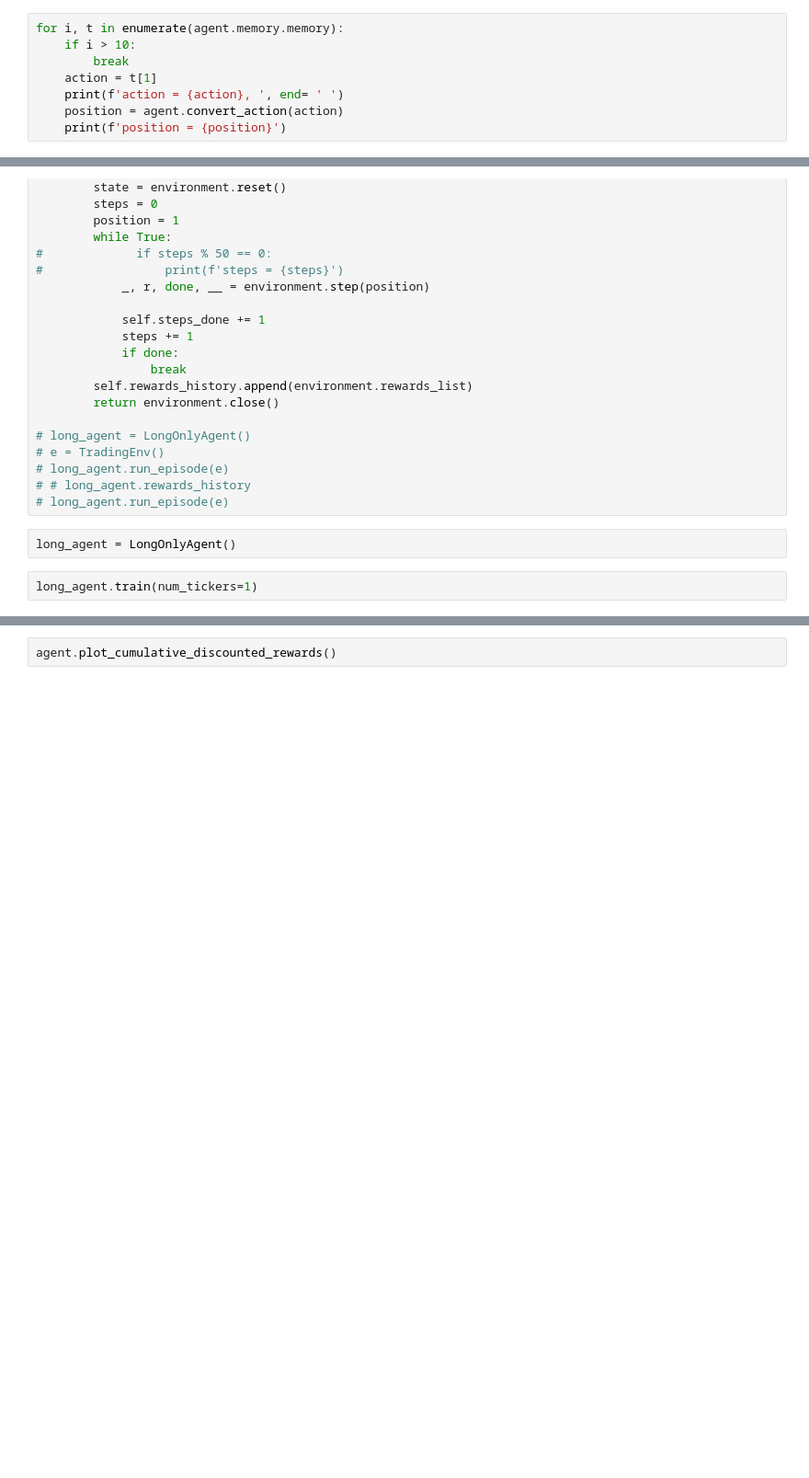
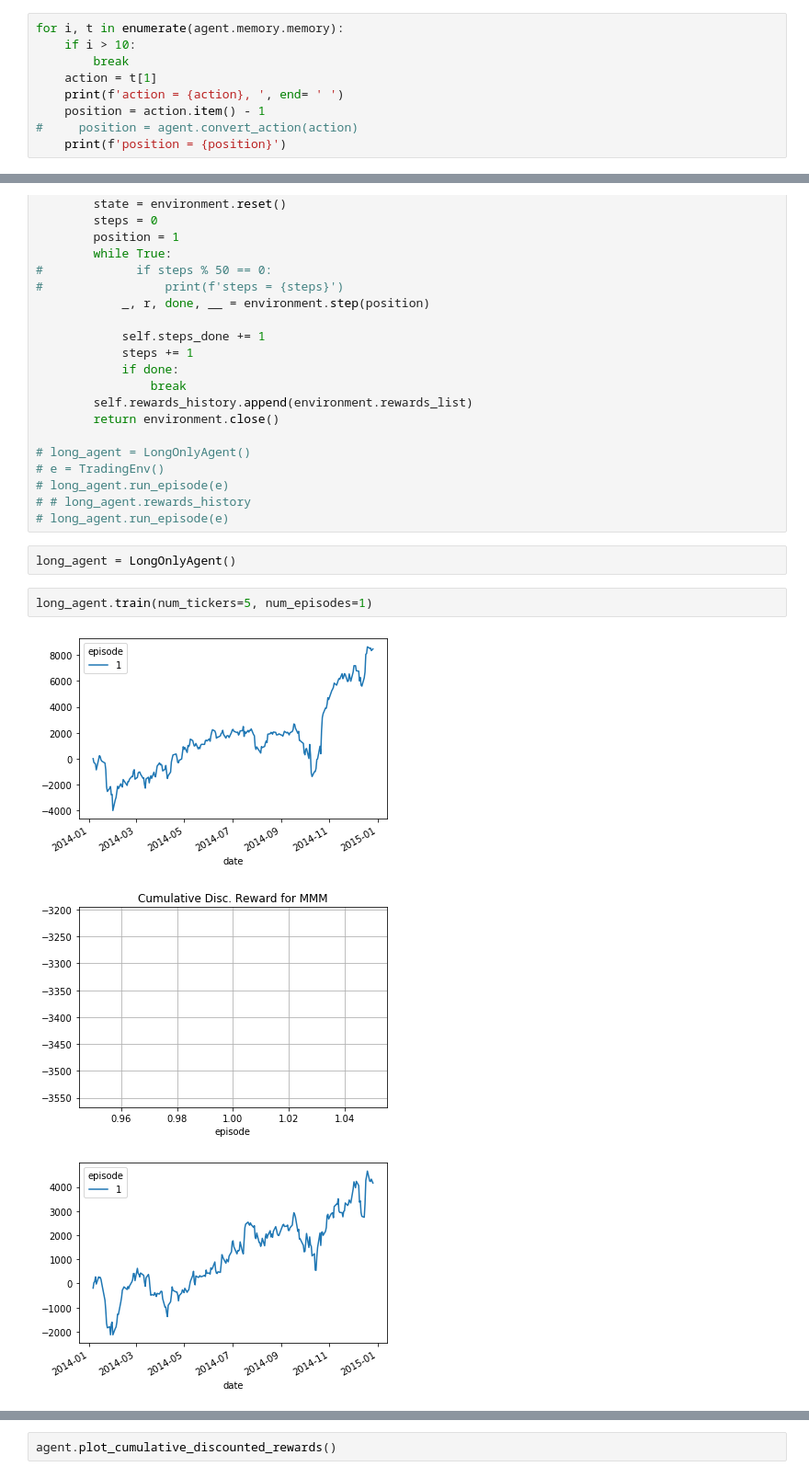
Before and after one commit to AaruranLog/rl-trading, a Jupyter notebook: agents.ipynb, the cells around one changed output, grey strips where cells are left out. Shown at 92% size. Cells and saved outputs as stored; diff of their text form; blank space fills up the shorter version.

```diff
--- a/agents.ipynb
+++ b/agents.ipynb
@@ -325,6 +414,7 @@ for i, t in enumerate(agent.memory.memory):
         break
     action = t[1]
     print(f'action = {action}, ', end= ' ')
-    position = agent.convert_action(action)
+    position = action.item() - 1
+#     position = agent.convert_action(action)
     print(f'position = {position}')
 # %% [output]
@@ -459,4 +529,8 @@ class LongOnlyAgent(BaseAgent):
 # %%
 long_agent = LongOnlyAgent()
 # %%
-long_agent.train(num_tickers=1)
+long_agent.train(num_tickers=5, num_episodes=1)
+# %% [output]
+[figure, added]
+[figure, added]
+[figure, added]
```
Also changed, not shown: parts of 18 cells of this notebook, 1 other file.
